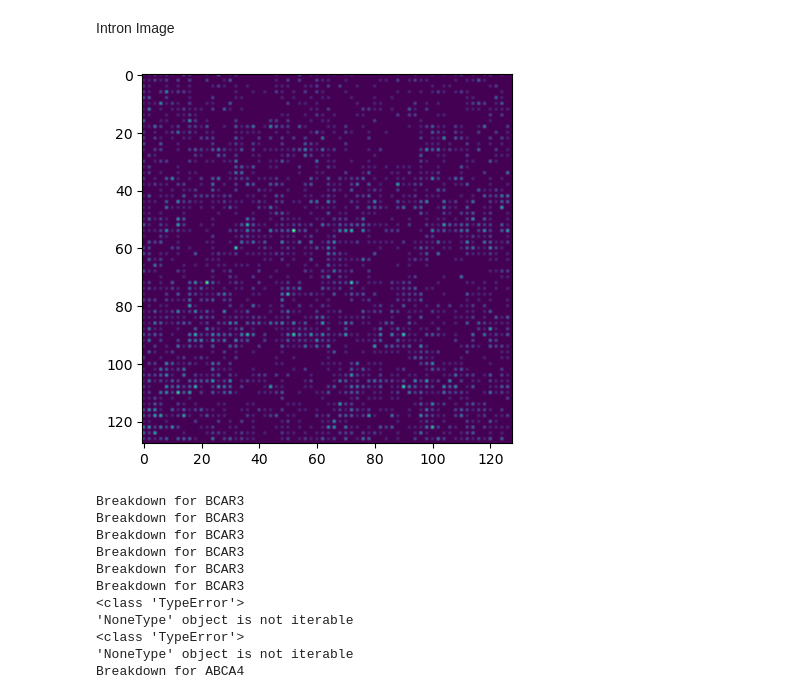
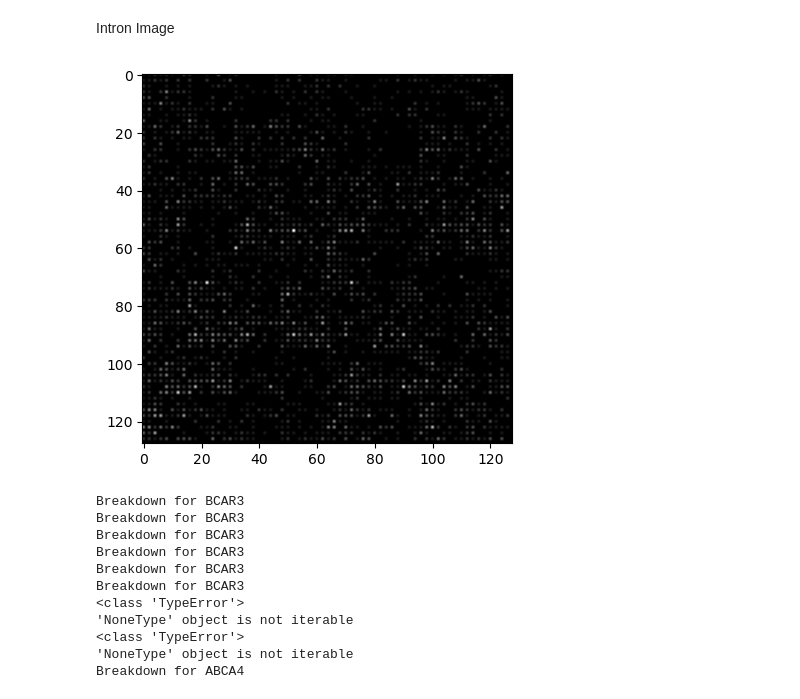
Before and after one commit to ZefCo/Thesis, a Jupyter notebook: ML/FractalGene.ipynb, the cells around one changed output. Cells and saved outputs as stored; diff of their text form; code cells hidden in the pictures.

Commit message:
Switch to grayscale images

```diff
--- a/ML/FractalGene.ipynb
+++ b/ML/FractalGene.ipynb
@@ -144,26 +144,26 @@ Intron Image
 # %%
 # mer3 = nucleotide_counter(intron, 3)
 # mer4 = nucleotide_counter(intron, 4)
 # mer5 = nucleotide_counter(intron, 5)
 # mer6 = nucleotide_counter(intron, 6)
 bcar3_abca4_mer7 = nucleotide_counter(bcar3_abca4, 7)
 
 # chaos3 = chaos_game_representation(mer3, 3)
 # chaos4 = chaos_game_representation(mer4, 4)
 # chaos5 = chaos_game_representation(mer5, 5)
 # chaos6 = chaos_game_representation(mer6, 6)
 bcar3_abca4_chaos7 = chaos_game_representation(bcar3_abca4_mer7, 7)
 
 # # print(something)
 
 # plt.imshow(chaos3)
 # plt.imshow(chaos4)
 # plt.imshow(chaos5)
 # plt.imshow(chaos6)
-plt.imshow(bcar3_abca4_chaos7)
-plt.imsave(str(cwd / "FractalImage" / "Fusion.png"), bcar3_abca4_chaos7)
+plt.imshow(bcar3_abca4_chaos7, cmap = "gray")
+# plt.imsave(str(cwd / "Gray_Fusion.png"), bcar3_abca4_chaos7, cmap = "gray")
 # %% [output]
-[figure, old version]
+[figure, new version]
 # %%
 rows, cols = bcar3_abca4_data.shape
 
```
Also changed, not shown: parts of 1 cell of this notebook, 1 other file.
